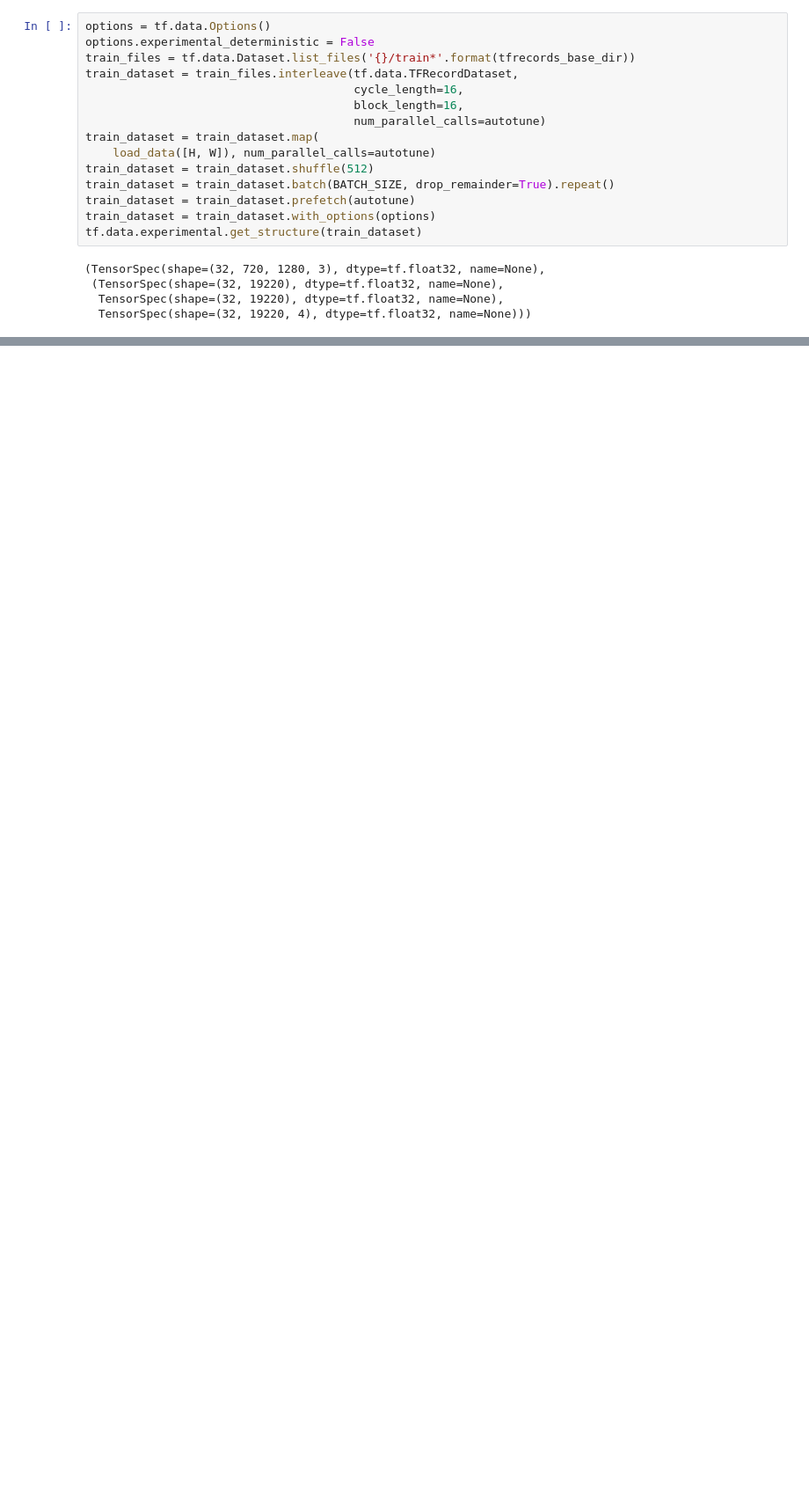
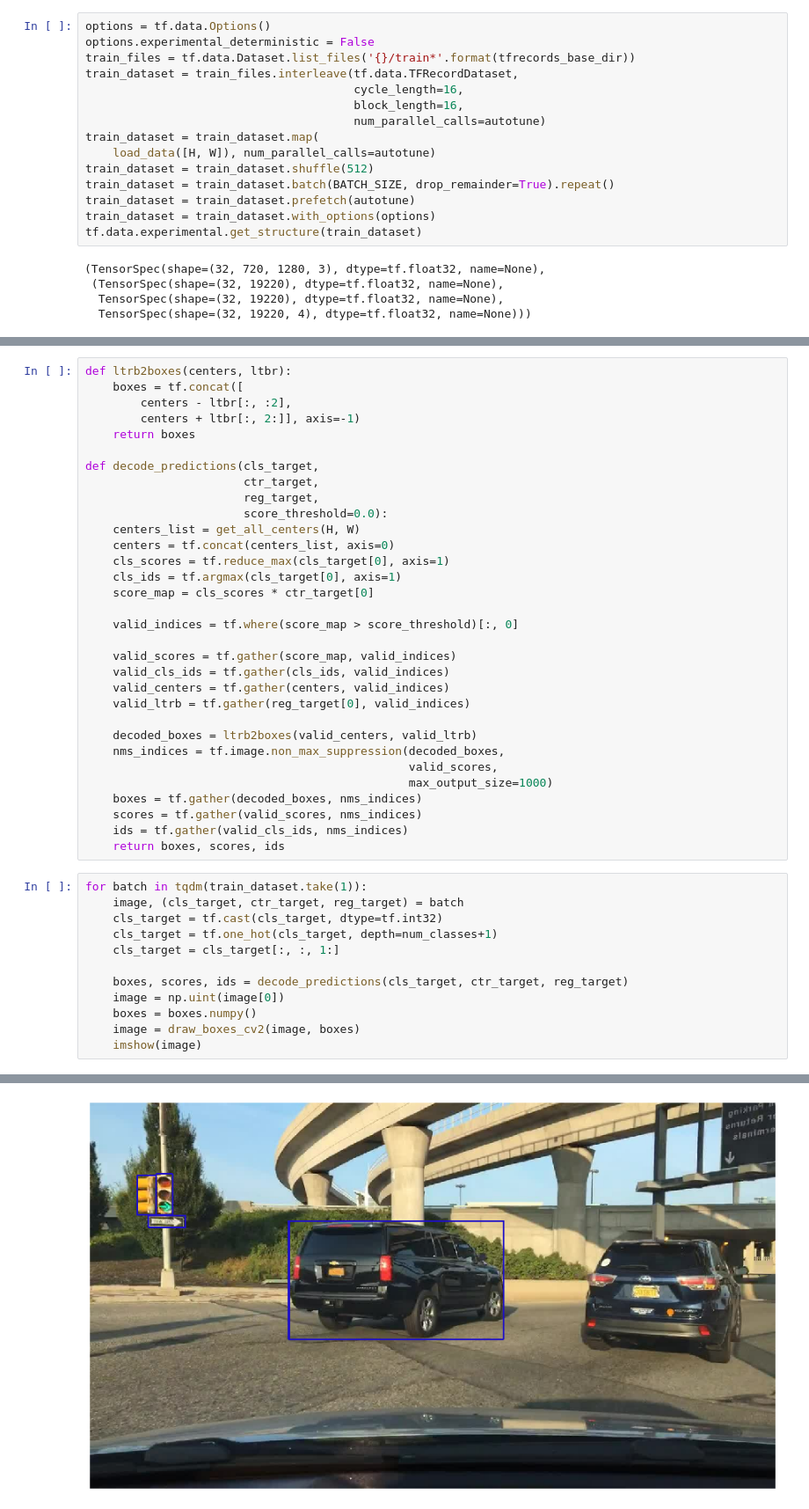
Before and after one commit to srihari-humbarwadi/tensorflow_fcos, a Jupyter notebook: notebooks/dataset_processing.ipynb, the cells around one changed output, grey strips where cells are left out. Shown at 88% size. Saved outputs shown, nothing was run; the diff lists cells and outputs as text; blank space fills up the shorter version.

Commit message:
fn to decode targets

```diff
--- a/notebooks/dataset_processing.ipynb
+++ b/notebooks/dataset_processing.ipynb
@@ -241,0 +266,45 @@ for batch in tqdm(train_dataset.take(20)):
+# %%
+def ltrb2boxes(centers, ltbr):
+    boxes = tf.concat([
+        centers - ltbr[:, :2],
+        centers + ltbr[:, 2:]], axis=-1)
+    return boxes
+
+def decode_predictions(cls_target,
+                       ctr_target,
+                       reg_target,
+                       score_threshold=0.0):
+    centers_list = get_all_centers(H, W)
+    centers = tf.concat(centers_list, axis=0)
+    cls_scores = tf.reduce_max(cls_target[0], axis=1)
+    cls_ids = tf.argmax(cls_target[0], axis=1)
+    score_map = cls_scores * ctr_target[0]
+
+    valid_indices = tf.where(score_map > score_threshold)[:, 0]
+
+    valid_scores = tf.gather(score_map, valid_indices)
+    valid_cls_ids = tf.gather(cls_ids, valid_indices)
+    valid_centers = tf.gather(centers, valid_indices)
+    valid_ltrb = tf.gather(reg_target[0], valid_indices)
+
+    decoded_boxes = ltrb2boxes(valid_centers, valid_ltrb)
+    nms_indices = tf.image.non_max_suppression(decoded_boxes,
+                                               valid_scores,
+                                               max_output_size=1000)
+    boxes = tf.gather(decoded_boxes, nms_indices)
+    scores = tf.gather(valid_scores, nms_indices)
+    ids = tf.gather(valid_cls_ids, nms_indices)
+    return boxes, scores, ids
+# %%
+for batch in tqdm(train_dataset.take(1)):
+    image, (cls_target, ctr_target, reg_target) = batch
+    cls_target = tf.cast(cls_target, dtype=tf.int32)
+    cls_target = tf.one_hot(cls_target, depth=num_classes+1)
+    cls_target = cls_target[:, :, 1:]
+
+    boxes, scores, ids = decode_predictions(cls_target, ctr_target, reg_target)
+    image = np.uint(image[0])
+    boxes = boxes.numpy()
+    image = draw_boxes_cv2(image, boxes)
+    imshow(image)
+# %% [output]
@@ -241,0 +312 @@ for batch in tqdm(train_dataset.take(20)):
+[figure, added]
```
Also changed, not shown: parts of 6 cells of this notebook.
